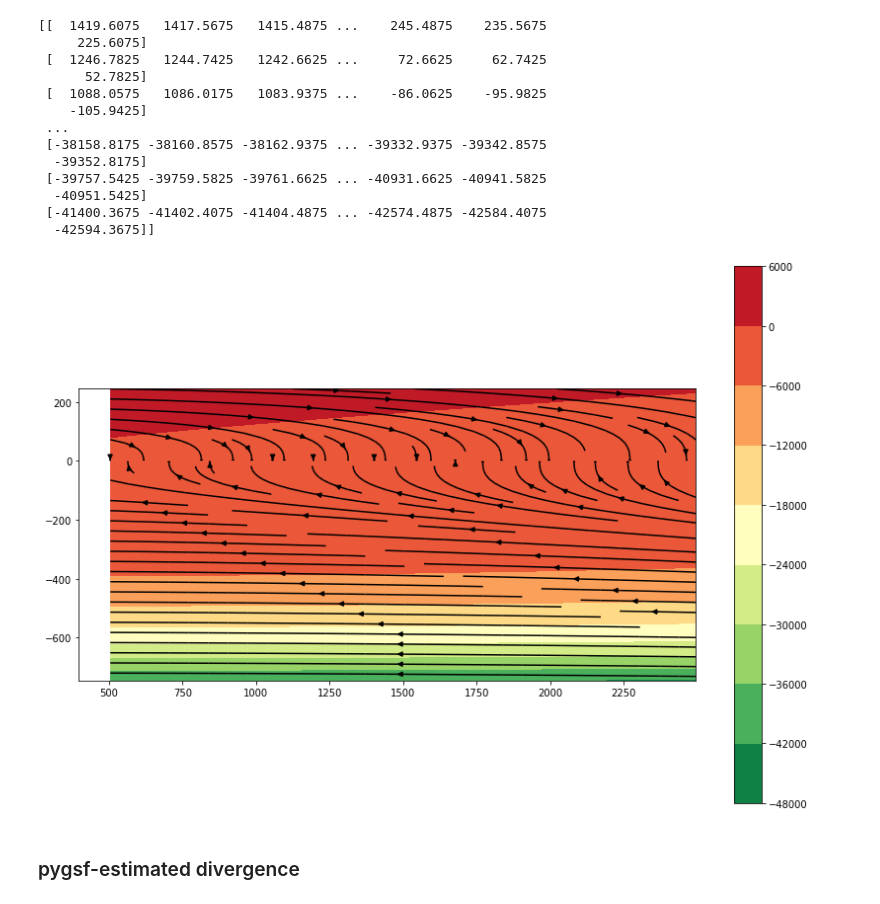
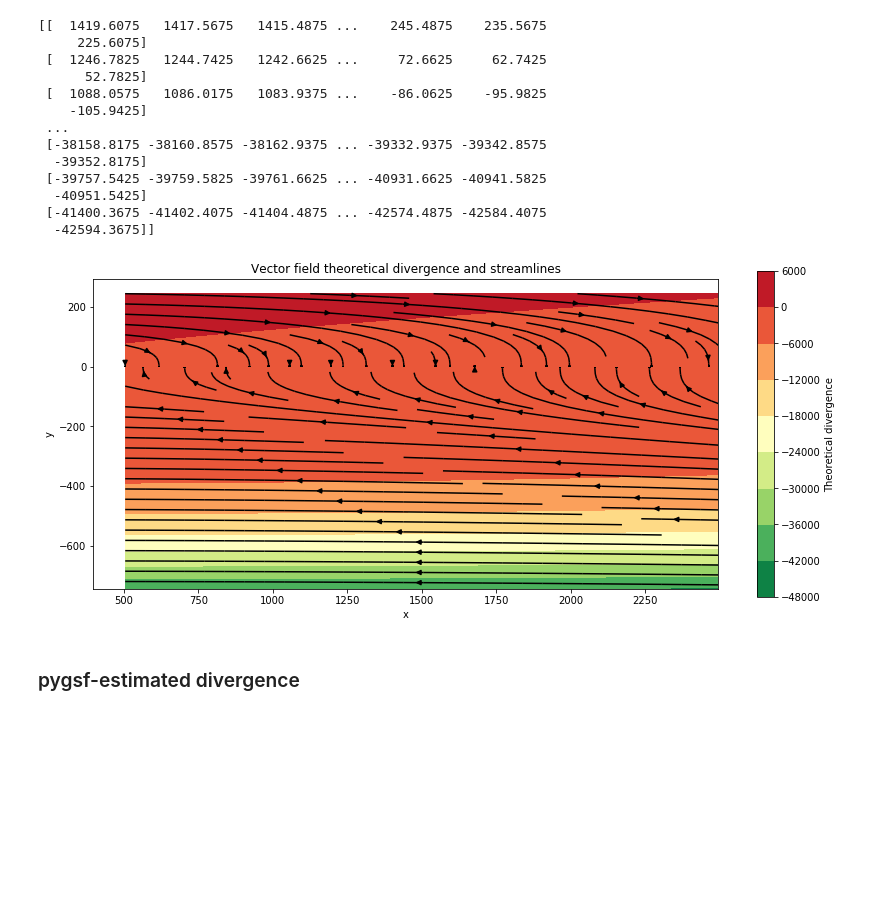
Before and after one commit to mauroalberti/VectorFieldCalc, a Jupyter notebook: pygsf/docs/notebooks/Fields - divergence, curl module and other vector field parameters.ipynb, the cells around one changed output. Cells and saved outputs as stored; diff of their text form; code cells hidden in the pictures; blank space fills up the shorter version.

```diff
--- a/pygsf/docs/notebooks/Fields - divergence, curl module and other vector field parameters.ipynb
+++ b/pygsf/docs/notebooks/Fields - divergence, curl module and other vector field parameters.ipynb
@@ -204,16 +207,19 @@ print(theor_div)
  [-41400.3675 -41402.4075 -41404.4875 ... -42574.4875 -42584.4075
   -42594.3675]]
 # %%
-plt.figure(figsize=(14, 10))
+plt.figure(figsize=(14, 6))
 
 plt.contourf(X, Y, theor_div, cmap="RdYlGn_r")
-plt.colorbar()
+cbar = plt.colorbar()
+cbar.ax.set_ylabel('Theoretical divergence')
 plt.streamplot(X, Y, fx1/magn, fy1/magn, color="black")
 plt.axis("image")
-
+plt.title('Vector field theoretical divergence and streamlines')
+plt.xlabel('x')
+plt.ylabel('y')
 plt.show()
 # %% [output]
-[figure, old version]
+[figure, new version]
 # %% [markdown]
 ### pygsf-estimated divergence
 # %% [markdown]
```
Also changed, not shown: parts of 11 cells of this notebook, 12 other files.
